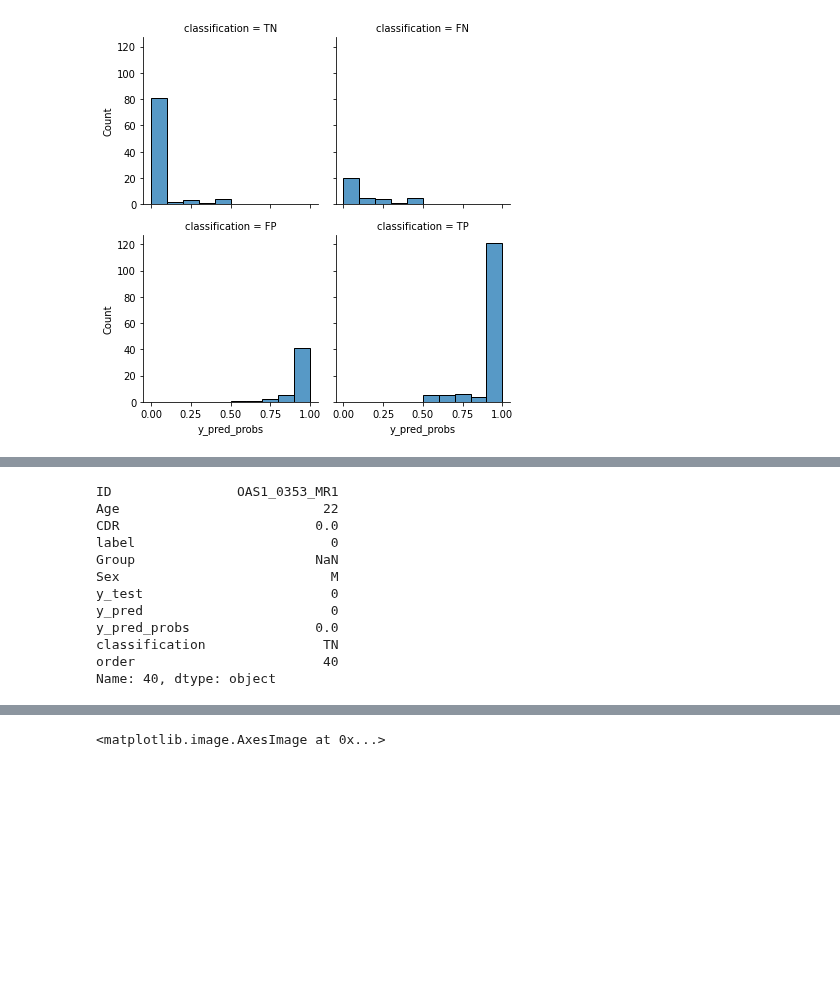
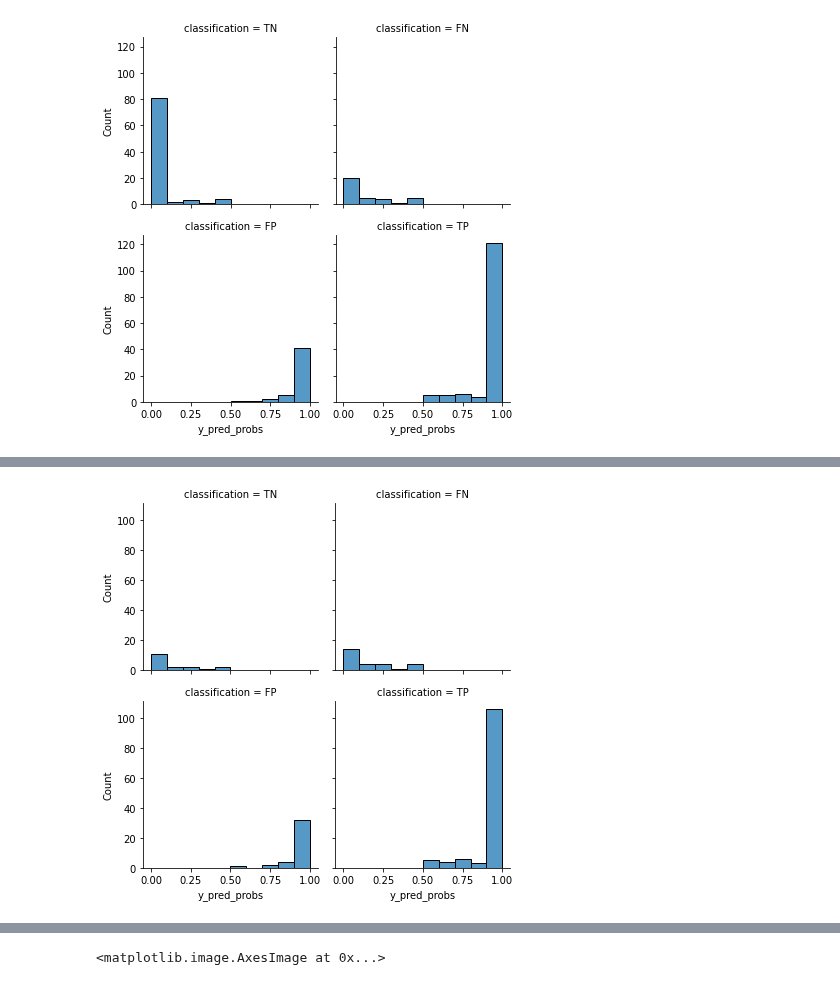
Before and after one commit to tamap94/ds-capstone-alzheimers-, a Jupyter notebook: modelling/error_analysis.ipynb, the cells around one changed output, grey strips where cells are left out. Drawn from its saved outputs; the diff is of its cells as text; code cells hidden in the pictures; blank space fills up the shorter version.

```diff
--- a/modelling/error_analysis.ipynb
+++ b/modelling/error_analysis.ipynb
@@ -73,23 +112,12 @@ plot.map_dataframe(sns.histplot, x="y_pred_probs", binrange=(0,1), binwidth=0.1)
+# %%
+plot= sns.FacetGrid(data=df_a, col="classification", col_wrap=2, col_order=["TN", "FN", "FP", "TP"])
+plot.map_dataframe(sns.histplot, x="y_pred_probs", binrange=(0,1), binwidth=0.1);
+# %% [output]
+[figure, added]
 # %%
 df.sort_values("y_pred_probs", inplace=True)
 df= df.reset_index(drop=True)
 df["order"] = df.index
-# %%
-df.sort_values("ID", ascending=False, inplace=True)
-df.iloc[22]
-# %% [output]
-ID                OAS1_0353_MR1
-Age                          22
-CDR                         0.0
-label                         0
-Group                       NaN
-Sex                           M
-y_test                        0
-y_pred                        0
-y_pred_probs                0.0
-classification               TN
-order                        40
-Name: 40, dtype: object
 # %%
 df_o = df[df['ID'].str.contains("OAS1", case=False)]
 df_a = df[df['ID'].str.contains("_S_", case=False)]
```
Also changed, not shown: parts of 9 cells of this notebook.
